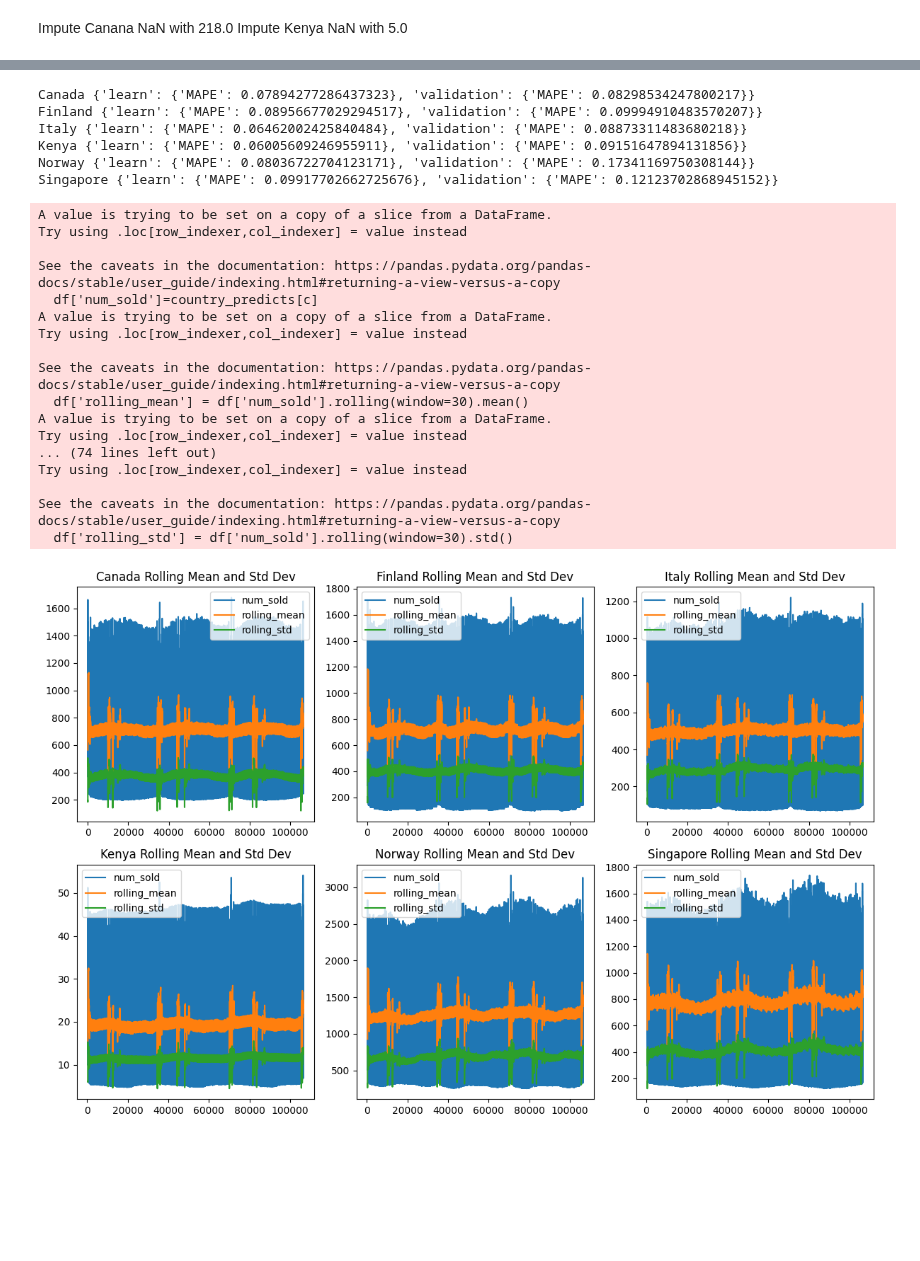
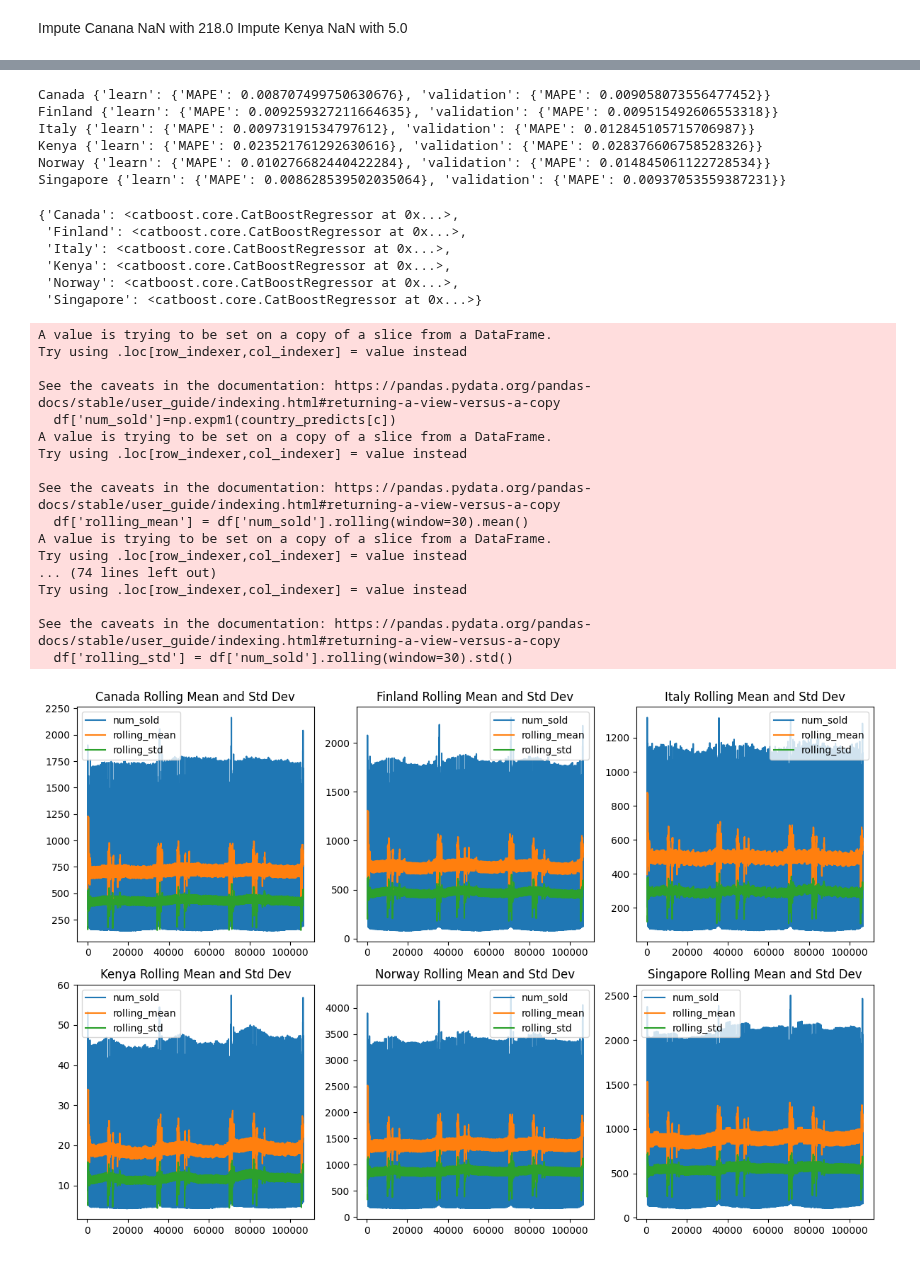
Before and after one commit to warut/kaggle, a Jupyter notebook: forecasting-sale-sticker.ipynb, the cells around one changed output, grey strips where cells are left out. Saved outputs shown, nothing was run; the diff lists cells and outputs as text; code cells hidden in the pictures; blank space fills up the shorter version.

```diff
--- a/forecasting-sale-sticker.ipynb
+++ b/forecasting-sale-sticker.ipynb
@@ -561,3 +538,6 @@ dtype: bool
+# %%
+#log transform target
+df_train['num_sold']=np.log1p(df_train['num_sold'])
 # %%
 #Split data according to country into
 from catboost import Pool
@@ -638,7 +618,7 @@ def objective(trial: optuna.Trial, country) -> float:
         type='TimeSeries',
         fold_count=3,
         early_stopping_rounds=300,
-        verbose=False,
+        verbose=0,
     )
     mape = cv_data['test-MAPE-mean'].min()
     best_iter = cv_data['test-MAPE-mean'].values.argmin()
@@ -673,7 +653,8 @@ for c in countrylist:
 
     optuna.logging.set_verbosity(optuna.logging.CRITICAL)
     study = optuna.create_study(
-        pruner=optuna.pruners.MedianPruner(n_warmup_steps=5), direction="minimize"
+        #pruner=optuna.pruners.MedianPruner(n_warmup_steps=5),
+        direction="minimize",
     )
     study.optimize(objective, n_trials=100, timeout=600)
 
@@ -753,48 +765,55 @@ for c in countrylist:
     country_model[c].save_model(f'cbfit_{c}')
     print(f'{c} {country_model[c].get_best_score()}')
 # %% [output]
-Canada {'learn': {'MAPE': 0.07894277286437323}, 'validation': {'MAPE': 0.08298534247800217}}
-Finland {'learn': {'MAPE': 0.08956677029294517}, 'validation': {'MAPE': 0.09994910483570207}}
-Italy {'learn': {'MAPE': 0.06462002425840484}, 'validation': {'MAPE': 0.08873311483680218}}
-Kenya {'learn': {'MAPE': 0.06005609246955911}, 'validation': {'MAPE': 0.09151647894131856}}
-Norway {'learn': {'MAPE': 0.08036722704123171}, 'validation': {'MAPE': 0.17341169750308144}}
-Singapore {'learn': {'MAPE': 0.09917702662725676}, 'validation': {'MAPE': 0.12123702868945152}}
+Canada {'learn': {'MAPE': 0.008707499750630676}, 'validation': {'MAPE': 0.009058073556477452}}
+Finland {'learn': {'MAPE': 0.009259327211664635}, 'validation': {'MAPE': 0.009515492606553318}}
+Italy {'learn': {'MAPE': 0.00973191534797612}, 'validation': {'MAPE': 0.012845105715706987}}
+Kenya {'learn': {'MAPE': 0.023521761292630616}, 'validation': {'MAPE': 0.028376606758528326}}
+Norway {'learn': {'MAPE': 0.010276682440422284}, 'validation': {'MAPE': 0.014845061122728534}}
+Singapore {'learn': {'MAPE': 0.008628539502035064}, 'validation': {'MAPE': 0.00937053559387231}}
 # %%
 country_model
+# %% [output]
+{'Canada': <catboost.core.CatBoostRegressor at 0x...>,
+ 'Finland': <catboost.core.CatBoostRegressor at 0x...>,
+ 'Italy': <catboost.core.CatBoostRegressor at 0x...>,
+ 'Kenya': <catboost.core.CatBoostRegressor at 0x...>,
+ 'Norway': <catboost.core.CatBoostRegressor at 0x...>,
+ 'Singapore': <catboost.core.CatBoostRegressor at 0x...>}
 # %%
 fig, axes = plt.subplots(2, 3, figsize=(12, 8))
 testcountrylist=df_test['country'].unique().tolist()
 country_predicts={}
 for i,c in enumerate(testcountrylist):
     df=df_test[df_test['country']==c]
     country_predicts[c] = country_model[c].predict(df.drop(['id','country'],axis=1))
-    df['num_sold']=country_predicts[c]
+    df['num_sold']=np.expm1(country_predicts[c])
     df.set_index('date')
     df['rolling_mean'] = df['num_sold'].rolling(window=30).mean()
     df['rolling_std'] = df['num_sold'].rolling(window=30).std()
     df[['num_sold', 'rolling_mean', 'rolling_std']].plot(ax=axes.flat[i],title=f'{c} Rolling Mean and Std Dev')
 
 plt.tight_layout()
 plt.show()
 # %% [output]
 A value is trying to be set on a copy of a slice from a DataFrame.
 Try using .loc[row_indexer,col_indexer] = value instead
 
 See the caveats in the documentation: https://pandas.pydata.org/pandas-docs/stable/user_guide/indexing.html#returning-a-view-versus-a-copy
-  df['num_sold']=country_predicts[c]
+  df['num_sold']=np.expm1(country_predicts[c])
 A value is trying to be set on a copy of a slice from a DataFrame.
 Try using .loc[row_indexer,col_indexer] = value instead
 
 See the caveats in the documentation: https://pandas.pydata.org/pandas-docs/stable/user_guide/indexing.html#returning-a-view-versus-a-copy
   df['rolling_mean'] = df['num_sold'].rolling(window=30).mean()
 A value is trying to be set on a copy of a slice from a DataFrame.
 Try using .loc[row_indexer,col_indexer] = value instead
 ... (74 lines left out)
 Try using .loc[row_indexer,col_indexer] = value instead
 
 See the caveats in the documentation: https://pandas.pydata.org/pandas-docs/stable/user_guide/indexing.html#returning-a-view-versus-a-copy
   df['rolling_std'] = df['num_sold'].rolling(window=30).std()
-[figure, old version]
+[figure, new version]
 # %%
 cdf={}
 for c in testcountrylist:
```
Also changed, not shown: parts of 4 cells of this notebook.
